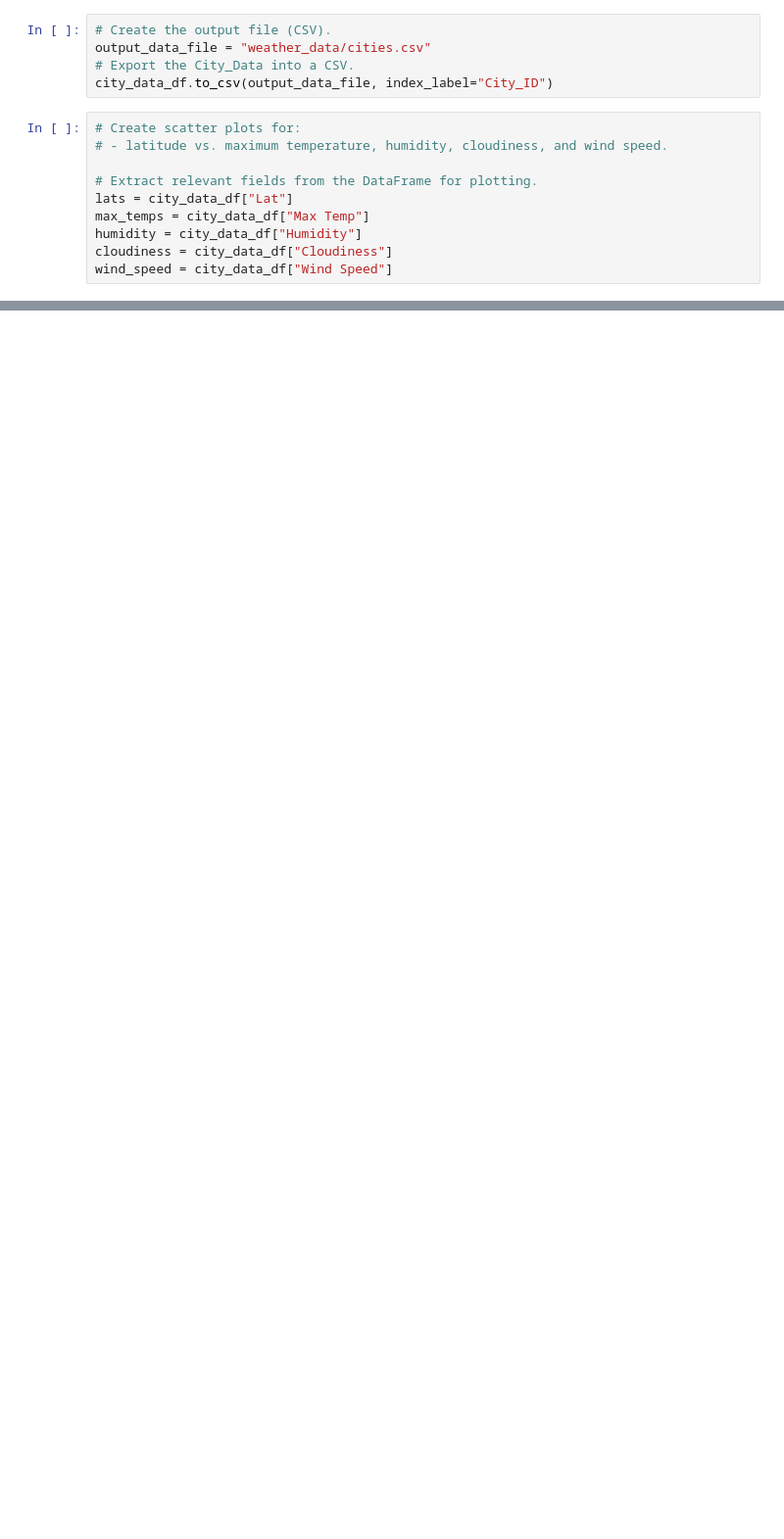
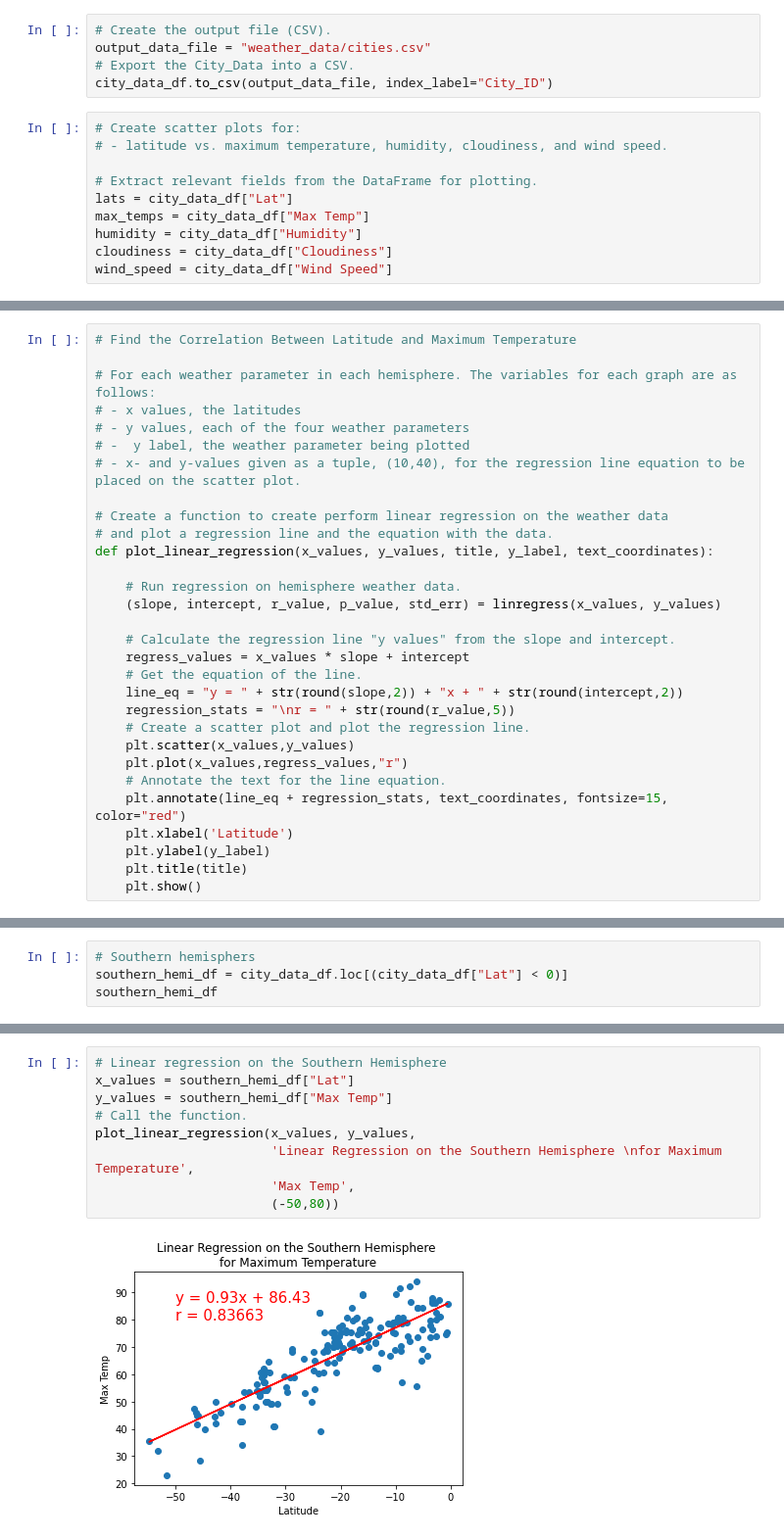
Before and after one commit to damiencorr/World_Weather_Analysis, a Jupyter notebook: WeatherPy.ipynb, the cells around one changed output, grey strips where cells are left out. Shown: that part at 98% size. Cells and saved outputs as stored; diff of their text form; blank space fills up the shorter version.

```diff
--- a/WeatherPy.ipynb
+++ b/WeatherPy.ipynb
@@ -294,0 +298,30 @@ plt.show()
+# %%
+# Find the Correlation Between Latitude and Maximum Temperature
+
+# For each weather parameter in each hemisphere. The variables for each graph are as follows:
+# - x values, the latitudes
+# - y values, each of the four weather parameters
+# -  y label, the weather parameter being plotted
+# - x- and y-values given as a tuple, (10,40), for the regression line equation to be placed on the scatter plot.
+
+# Create a function to create perform linear regression on the weather data
+# and plot a regression line and the equation with the data.
+def plot_linear_regression(x_values, y_values, title, y_label, text_coordinates):
+
+    # Run regression on hemisphere weather data.
+    (slope, intercept, r_value, p_value, std_err) = linregress(x_values, y_values)
+
+    # Calculate the regression line "y values" from the slope and intercept.
+    regress_values = x_values * slope + intercept
+    # Get the equation of the line.
+    line_eq = "y = " + str(round(slope,2)) + "x + " + str(round(intercept,2))
+    regression_stats = "\nr = " + str(round(r_value,5))
+    # Create a scatter plot and plot the regression line.
+    plt.scatter(x_values,y_values)
+    plt.plot(x_values,regress_values,"r")
+    # Annotate the text for the line equation.
+    plt.annotate(line_eq + regression_stats, text_coordinates, fontsize=15, color="red")
+    plt.xlabel('Latitude')
+    plt.ylabel(y_label)
+    plt.title(title)
+    plt.show()
@@ -294,0 +354,4 @@ plt.show()
+# %%
+# Southern hemisphers
+southern_hemi_df = city_data_df.loc[(city_data_df["Lat"] < 0)]
+southern_hemi_df
@@ -294,0 +386,11 @@ plt.show()
+# %%
+# Linear regression on the Southern Hemisphere
+x_values = southern_hemi_df["Lat"]
+y_values = southern_hemi_df["Max Temp"]
+# Call the function.
+plot_linear_regression(x_values, y_values,
+                       'Linear Regression on the Southern Hemisphere \nfor Maximum Temperature',
+                       'Max Temp',
+                       (-50,80))
+# %% [output]
+[figure, added]
```
Also changed, not shown: parts of 25 cells of this notebook, 6 other files.
